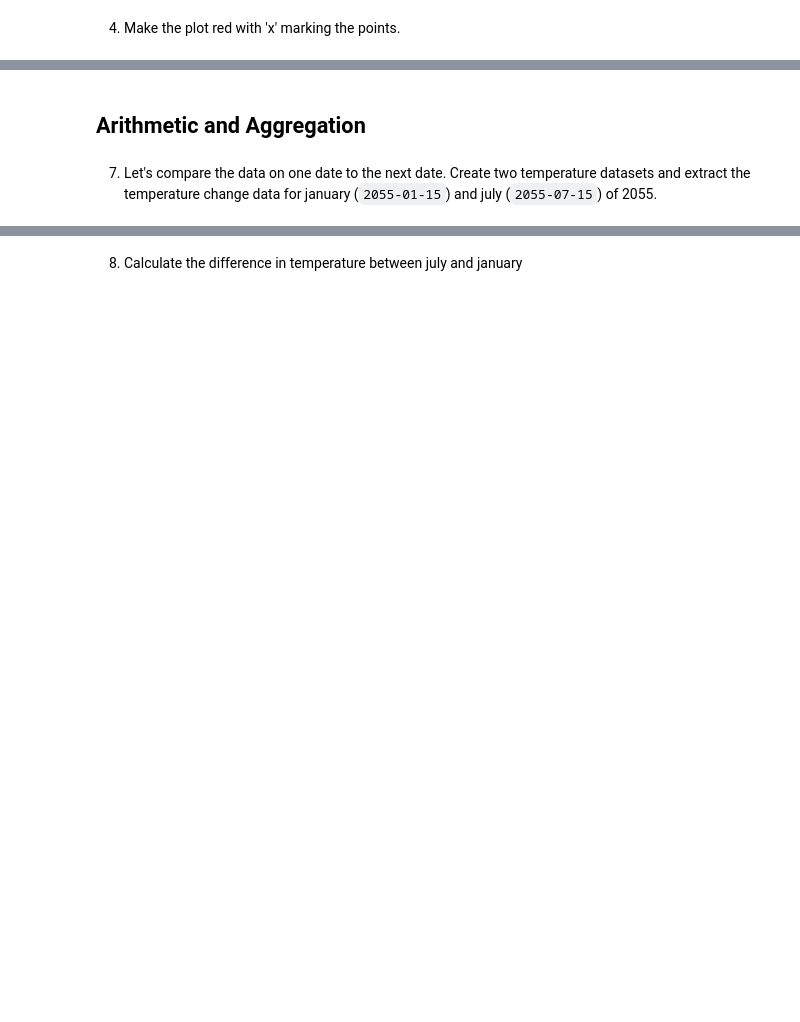
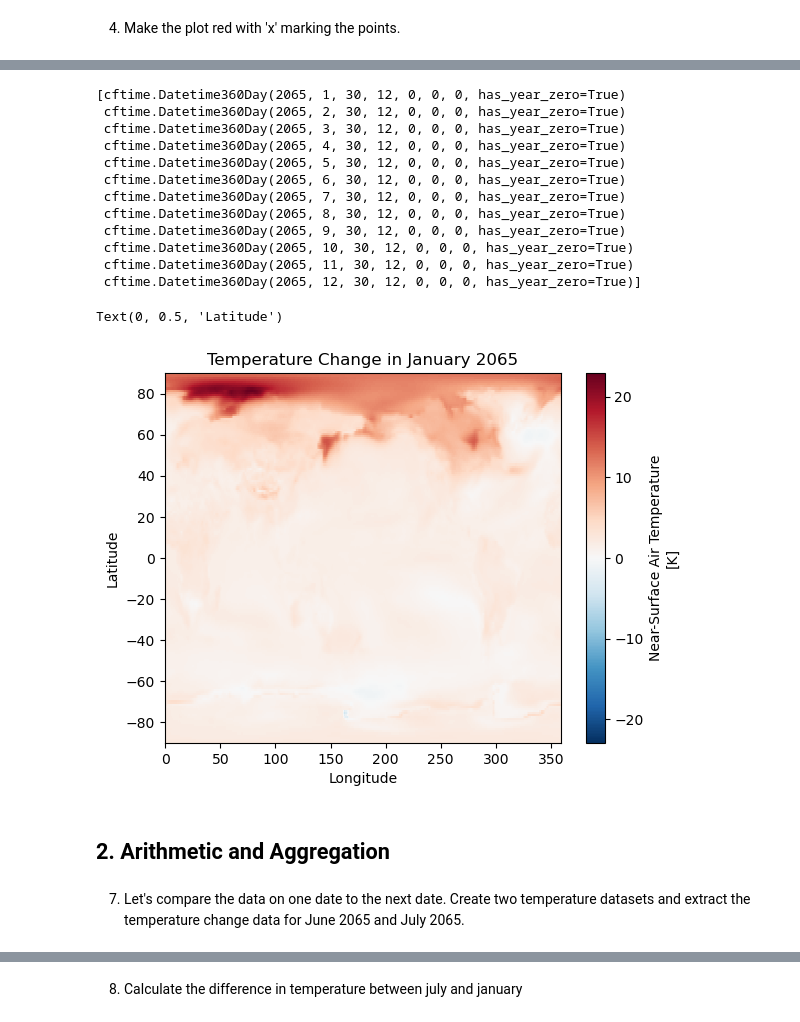
Before and after one commit to ncasuk/ncas-isc, a Jupyter notebook: python-data/solutions/ex02_plotting_and_aggregation.ipynb, the cells around one changed output, grey strips where cells are left out. Saved outputs shown, nothing was run; the diff lists cells and outputs as text; code cells hidden in the pictures; blank space fills up the shorter version.

```diff
--- a/python-data/solutions/ex02_plotting_and_aggregation.ipynb
+++ b/python-data/solutions/ex02_plotting_and_aggregation.ipynb
@@ -49,4 +112,26 @@ We'll be covering matplotlib in more detail later, but here are some options for
+# %%
+print(temperature['time'].values)
+specific_time = temperature.sel(time='2065-01')
+specific_time.plot()
+plt.title('Temperature Change in January 2065')
+plt.xlabel('Longitude')
+plt.ylabel('Latitude')
+# %% [output]
+[cftime.Datetime360Day(2065, 1, 30, 12, 0, 0, 0, has_year_zero=True)
+ cftime.Datetime360Day(2065, 2, 30, 12, 0, 0, 0, has_year_zero=True)
+ cftime.Datetime360Day(2065, 3, 30, 12, 0, 0, 0, has_year_zero=True)
+ cftime.Datetime360Day(2065, 4, 30, 12, 0, 0, 0, has_year_zero=True)
+ cftime.Datetime360Day(2065, 5, 30, 12, 0, 0, 0, has_year_zero=True)
+ cftime.Datetime360Day(2065, 6, 30, 12, 0, 0, 0, has_year_zero=True)
+ cftime.Datetime360Day(2065, 7, 30, 12, 0, 0, 0, has_year_zero=True)
+ cftime.Datetime360Day(2065, 8, 30, 12, 0, 0, 0, has_year_zero=True)
+ cftime.Datetime360Day(2065, 9, 30, 12, 0, 0, 0, has_year_zero=True)
+ cftime.Datetime360Day(2065, 10, 30, 12, 0, 0, 0, has_year_zero=True)
+ cftime.Datetime360Day(2065, 11, 30, 12, 0, 0, 0, has_year_zero=True)
+ cftime.Datetime360Day(2065, 12, 30, 12, 0, 0, 0, has_year_zero=True)]
+Text(0, 0.5, 'Latitude')
+[figure, added]
 # %% [markdown]
-## Arithmetic and Aggregation
+## 2. Arithmetic and Aggregation
 # %% [markdown]
-7. Let's compare the data on one date to the next date. Create two temperature datasets and extract the temperature change data for january (`2055-01-15`) and july (`2055-07-15`) of 2055.
+7. Let's compare the data on one date to the next date. Create two temperature datasets and extract the temperature change data for June 2065 and July 2065.
```
Also changed, not shown: parts of 32 cells of this notebook, 9 other files.
